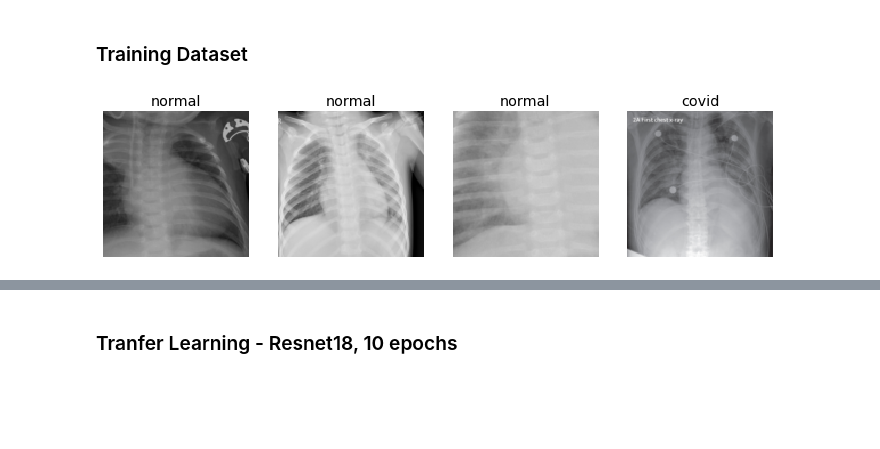
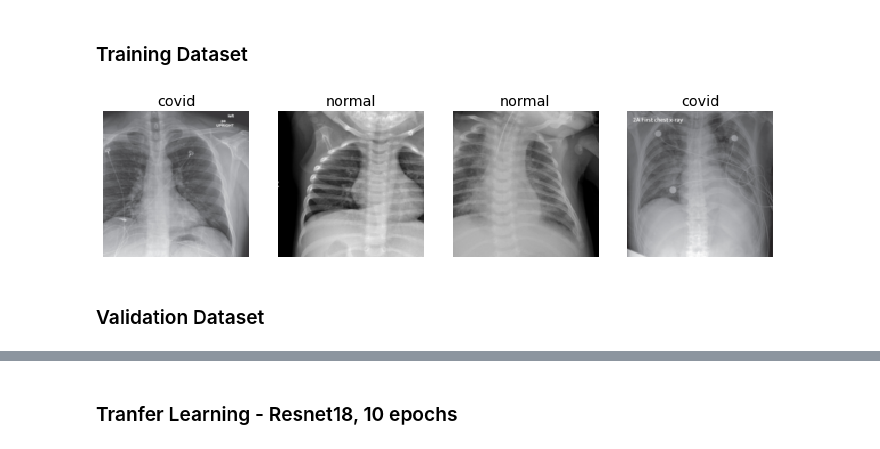
Before and after one commit to GarrettE/fastbook, a Jupyter notebook: 02_production covid19.ipynb, the cells around one changed output, grey strips where cells are left out. Saved outputs shown, nothing was run; the diff lists cells and outputs as text; code cells hidden in the pictures; blank space fills up the shorter version.

```diff
--- a/02_production covid19.ipynb
+++ b/02_production covid19.ipynb
@@ -53,7 +67,9 @@ dls.valid.show_batch(max_n=4, rows= 1)
 # %% [markdown]
 ### Training Dataset
 # %%
-dls = covid19.dataloaders(path,batch_size = 10)
+dls = covid19.dataloaders(path,batch_size = 25)
 dls.train.show_batch(max_n=4, rows= 1)
 # %% [output]
-[figure, old version]
+[figure, new version]
+# %% [markdown]
+### Validation Dataset
```
Also changed, not shown: parts of 12 cells of this notebook.
